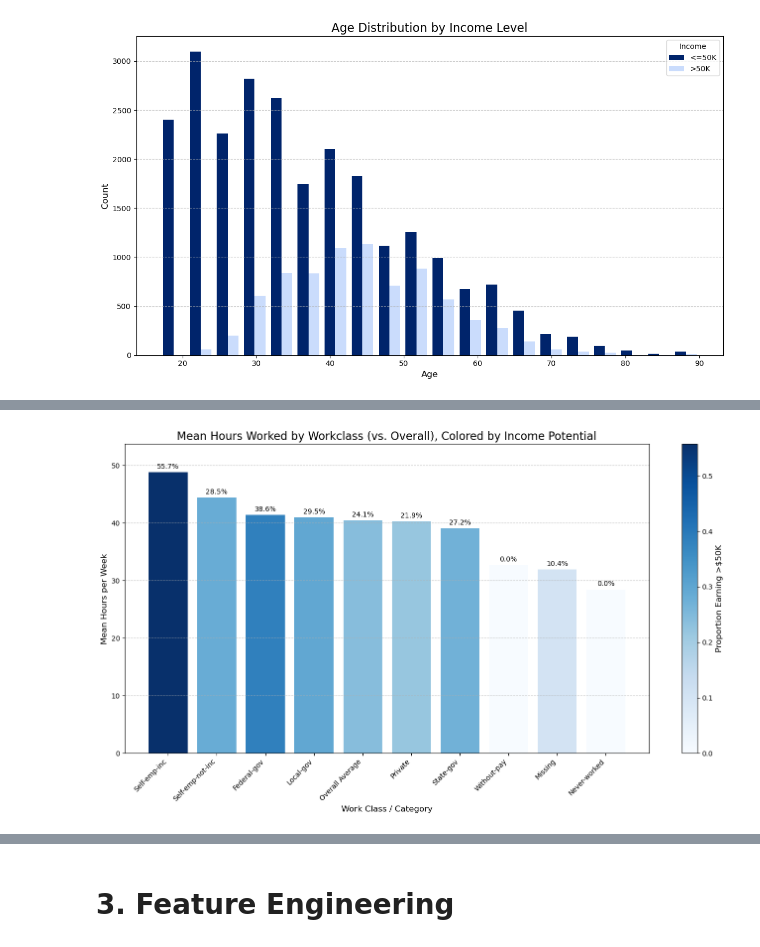
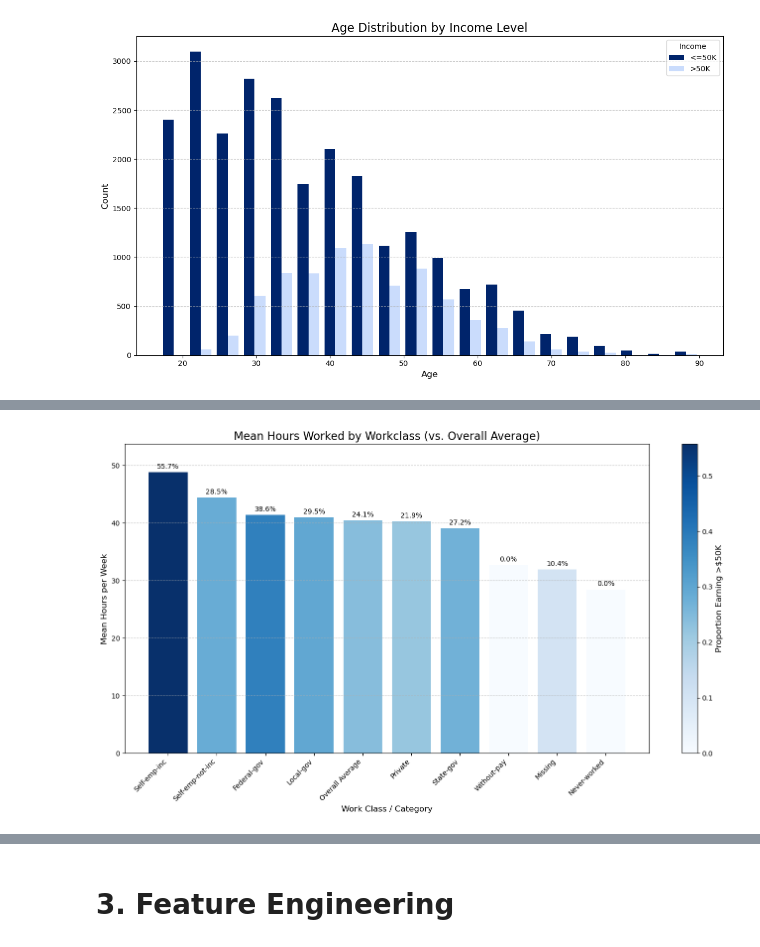
Before and after one commit to jnn-mllr/AML---final-project, a Jupyter notebook: notebooks/main.ipynb, the cells around one changed output, grey strips where cells are left out. Drawn from its saved outputs; the diff is of its cells as text; code cells hidden in the pictures.

```diff
--- a/notebooks/main.ipynb
+++ b/notebooks/main.ipynb
@@ -168,5 +168,6 @@ from utils.preprocessing import transform_skewed_features
 # skewed columns and apply transformation
 skewed_cols = ['capital-gain', 'capital-loss']
 df = transform_skewed_features(df, skewed_cols)
+df.drop('fnlwgt', axis=1, inplace=True)
 # %% [output]
 log1p transformation and binary indicators for: ['capital-gain', 'capital-loss']
@@ -248,35 +253,35 @@ workclass_stats = df.groupby('workclass', observed=False).agg(
 )
 overall_stats = pd.DataFrame({
     'mean_hours': [df['hours-per-week'].mean()],
     'pct_high_income': [df['income'].mean()]
 }, index=['Overall Average'])
 
-#  workclass stats with overall stats
+# merge workclass stats with overall stats
 combined_stats = pd.concat([workclass_stats, overall_stats]).sort_values('mean_hours', ascending=False)
 
 # plot and colormap
 fig, ax = plt.subplots(figsize=(14, 8))
 cmap = plt.get_cmap('Blues')
 norm = plt.Normalize(vmin=combined_stats['pct_high_income'].min(), vmax=combined_stats['pct_high_income'].max())
 colors = cmap(norm(combined_stats['pct_high_income'].values))
 bars = ax.bar(combined_stats.index, combined_stats['mean_hours'], color=colors)
 
-# color bar as legend for the colors
+# color bar for the mean proportion of high-earners
 sm = plt.cm.ScalarMappable(cmap=cmap, norm=norm)
 sm.set_array([])
 cbar = fig.colorbar(sm, ax=ax, pad=0.05)
 cbar.set_label('Proportion Earning >$50K', fontsize=12)
 
-# text labels for the proportion and plotting
+# text labels for the proportions
 labels = [f'{pct*100:.1f}%' for pct in combined_stats['pct_high_income']]
 ax.bar_label(bars, labels=labels, padding=3, fontsize=10, color='black')
-ax.set_title('Mean Hours Worked by Workclass (vs. Overall), Colored by Income Potential', fontsize=16)
+ax.set_title('Mean Hours Worked by Workclass (vs. Overall Average)', fontsize=16)
 ax.set_xlabel('Work Class / Category', fontsize=12)
 ax.set_ylabel('Mean Hours per Week', fontsize=12)
 ax.set_ylim(0, combined_stats['mean_hours'].max() * 1.1)
 plt.xticks(rotation=45, ha='right')
 plt.grid(axis='y', linestyle='--', alpha=0.7)
 plt.tight_layout()
 plt.show()
 # %% [output]
-[figure, old version]
+[figure, new version]
```
Also changed, not shown: parts of 20 cells of this notebook.
